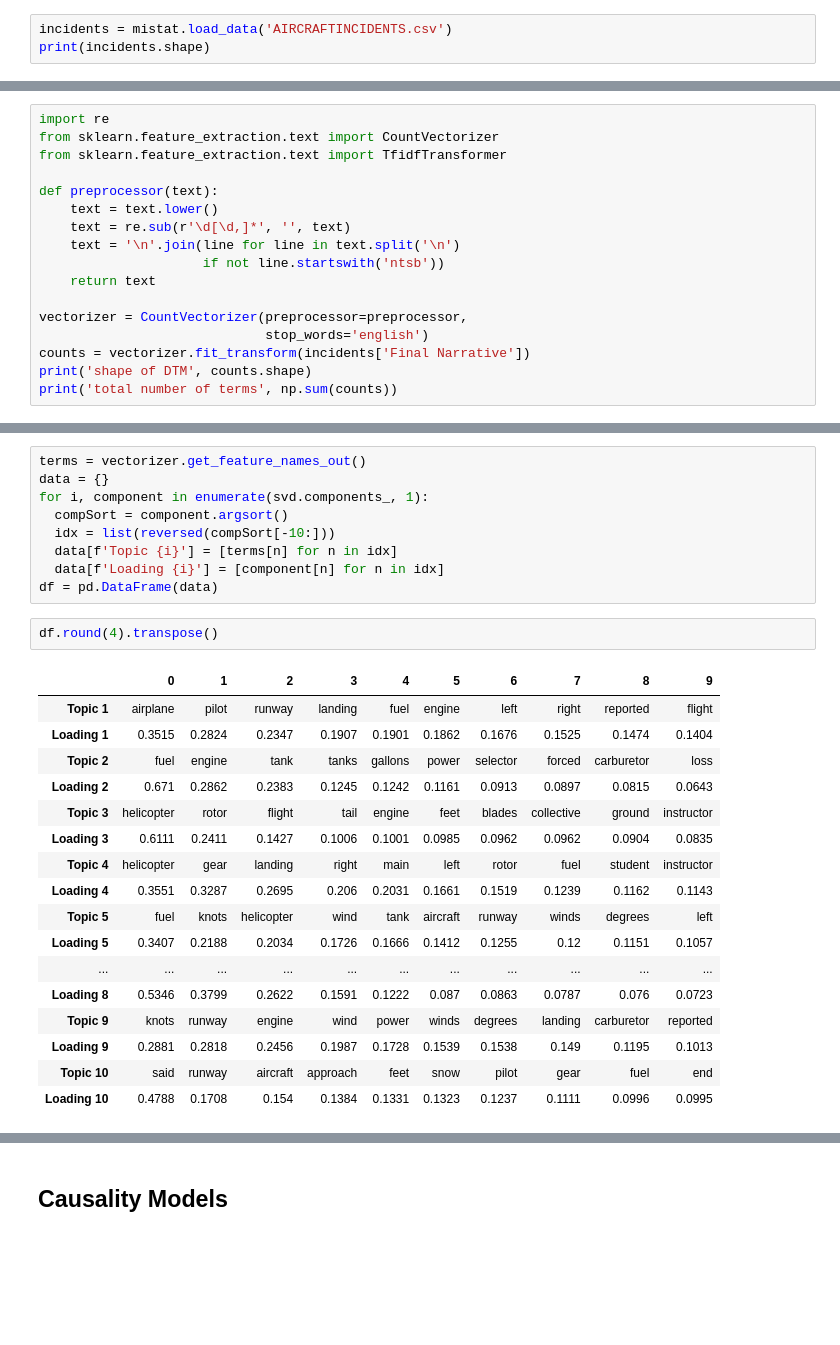
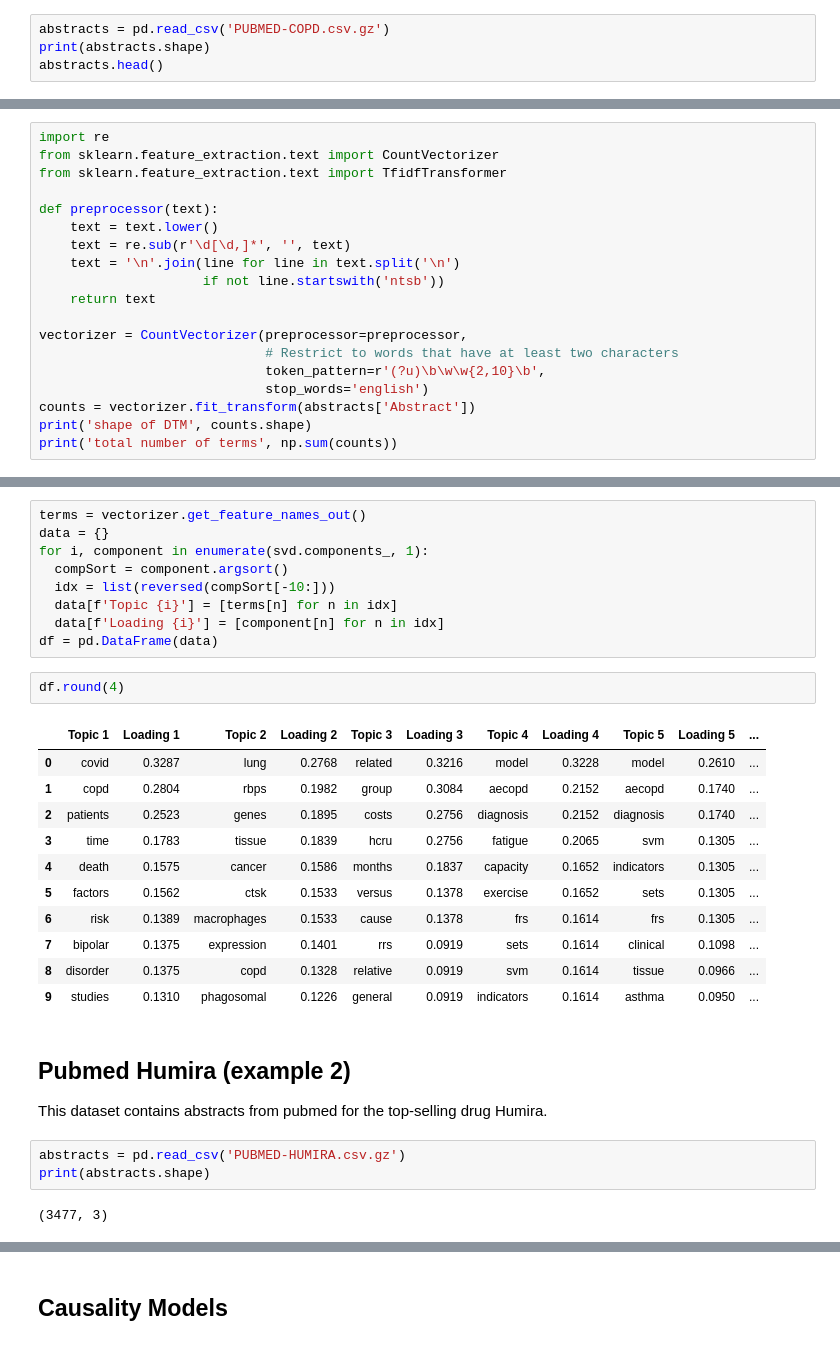
Before and after one commit to gedeck/mistat-code-solutions, a Jupyter notebook: BioMed_DataAnalyst_Course/notebooks/BMDA_Chap008.ipynb, the cells around one changed output, grey strips where cells are left out. Saved outputs shown, nothing was run; the diff lists cells and outputs as text; blank space fills up the shorter version.

```diff
--- a/BioMed_DataAnalyst_Course/notebooks/BMDA_Chap008.ipynb
+++ b/BioMed_DataAnalyst_Course/notebooks/BMDA_Chap008.ipynb
@@ -223,4 +230,5 @@ plt.show()
 # %%
-incidents = mistat.load_data('AIRCRAFTINCIDENTS.csv')
-print(incidents.shape)
+abstracts = pd.read_csv('PUBMED-COPD.csv.gz')
+print(abstracts.shape)
+abstracts.head()
 # %% [output]
@@ -238,8 +252,10 @@ def preprocessor(text):
     return text
 
 vectorizer = CountVectorizer(preprocessor=preprocessor,
+                             # Restrict to words that have at least two characters
+                             token_pattern=r'(?u)\b\w\w{2,10}\b',
                              stop_words='english')
-counts = vectorizer.fit_transform(incidents['Final Narrative'])
+counts = vectorizer.fit_transform(abstracts['Abstract'])
 print('shape of DTM', counts.shape)
 print('total number of terms', np.sum(counts))
 # %% [output]
@@ -311,22 +334,24 @@ for i, component in enumerate(svd.components_, 1):
   data[f'Loading {i}'] = [component[n] for n in idx]
 df = pd.DataFrame(data)
 # %%
-df.round(4).transpose()
+df.round(4)
 # %% [output]
-|  | 0 | 1 | 2 | 3 | 4 | 5 | 6 | 7 | 8 | 9 |
-| Topic 1 | airplane | pilot | runway | landing | fuel | engine | left | right | reported | flight |
-| Loading 1 | 0.3515 | 0.2824 | 0.2347 | 0.1907 | 0.1901 | 0.1862 | 0.1676 | 0.1525 | 0.1474 | 0.1404 |
-| Topic 2 | fuel | engine | tank | tanks | gallons | power | selector | forced | carburetor | loss |
-| Loading 2 | 0.671 | 0.2862 | 0.2383 | 0.1245 | 0.1242 | 0.1161 | 0.0913 | 0.0897 | 0.0815 | 0.0643 |
-| Topic 3 | helicopter | rotor | flight | tail | engine | feet | blades | collective | ground | instructor |
-| Loading 3 | 0.6111 | 0.2411 | 0.1427 | 0.1006 | 0.1001 | 0.0985 | 0.0962 | 0.0962 | 0.0904 | 0.0835 |
-| Topic 4 | helicopter | gear | landing | right | main | left | rotor | fuel | student | instructor |
-| Loading 4 | 0.3551 | 0.3287 | 0.2695 | 0.206 | 0.2031 | 0.1661 | 0.1519 | 0.1239 | 0.1162 | 0.1143 |
-| Topic 5 | fuel | knots | helicopter | wind | tank | aircraft | runway | winds | degrees | left |
-| Loading 5 | 0.3407 | 0.2188 | 0.2034 | 0.1726 | 0.1666 | 0.1412 | 0.1255 | 0.12 | 0.1151 | 0.1057 |
-| ... | ... | ... | ... | ... | ... | ... | ... | ... | ... | ... |
-| Loading 8 | 0.5346 | 0.3799 | 0.2622 | 0.1591 | 0.1222 | 0.087 | 0.0863 | 0.0787 | 0.076 | 0.0723 |
-| Topic 9 | knots | runway | engine | wind | power | winds | degrees | landing | carburetor | reported |
-| Loading 9 | 0.2881 | 0.2818 | 0.2456 | 0.1987 | 0.1728 | 0.1539 | 0.1538 | 0.149 | 0.1195 | 0.1013 |
-| Topic 10 | said | runway | aircraft | approach | feet | snow | pilot | gear | fuel | end |
-| Loading 10 | 0.4788 | 0.1708 | 0.154 | 0.1384 | 0.1331 | 0.1323 | 0.1237 | 0.1111 | 0.0996 | 0.0995 |
+|  | Topic 1 | Loading 1 | Topic 2 | Loading 2 | Topic 3 | Loading 3 | Topic 4 | Loading 4 | Topic 5 | Loading 5 | ... |
+| 0 | covid | 0.3287 | lung | 0.2768 | related | 0.3216 | model | 0.3228 | model | 0.2610 | ... |
+| 1 | copd | 0.2804 | rbps | 0.1982 | group | 0.3084 | aecopd | 0.2152 | aecopd | 0.1740 | ... |
+| 2 | patients | 0.2523 | genes | 0.1895 | costs | 0.2756 | diagnosis | 0.2152 | diagnosis | 0.1740 | ... |
+| 3 | time | 0.1783 | tissue | 0.1839 | hcru | 0.2756 | fatigue | 0.2065 | svm | 0.1305 | ... |
+| 4 | death | 0.1575 | cancer | 0.1586 | months | 0.1837 | capacity | 0.1652 | indicators | 0.1305 | ... |
+| 5 | factors | 0.1562 | ctsk | 0.1533 | versus | 0.1378 | exercise | 0.1652 | sets | 0.1305 | ... |
+| 6 | risk | 0.1389 | macrophages | 0.1533 | cause | 0.1378 | frs | 0.1614 | frs | 0.1305 | ... |
+| 7 | bipolar | 0.1375 | expression | 0.1401 | rrs | 0.0919 | sets | 0.1614 | clinical | 0.1098 | ... |
+| 8 | disorder | 0.1375 | copd | 0.1328 | relative | 0.0919 | svm | 0.1614 | tissue | 0.0966 | ... |
+| 9 | studies | 0.1310 | phagosomal | 0.1226 | general | 0.0919 | indicators | 0.1614 | asthma | 0.0950 | ... |
+# %% [markdown]
+## Pubmed Humira (example 2)
+This dataset contains abstracts from pubmed for the top-selling drug Humira.
+# %%
+abstracts = pd.read_csv('PUBMED-HUMIRA.csv.gz')
+print(abstracts.shape)
+# %% [output]
+(3477, 3)
```
Also changed, not shown: parts of 55 cells of this notebook, 8 other files.
